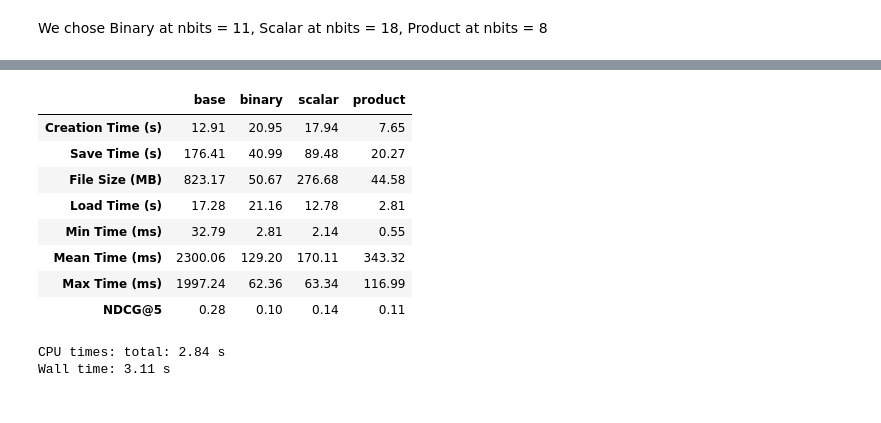
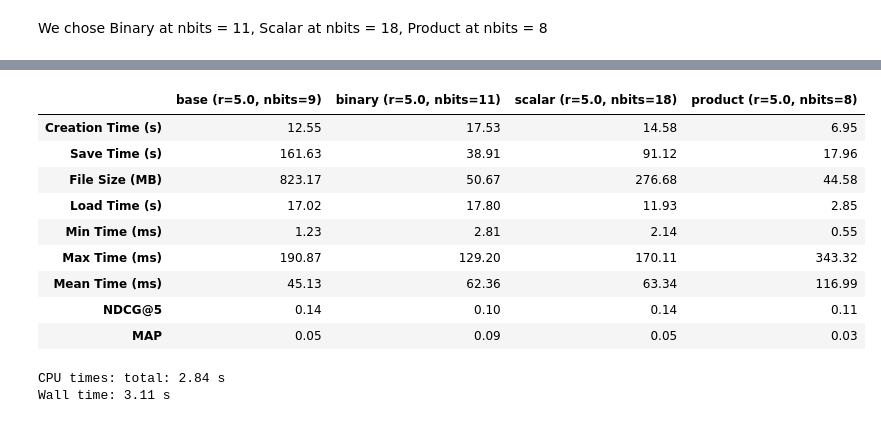
Before and after one commit to noboud/IR-LSH, a Jupyter notebook: Measurements/measurements.ipynb, the cells around one changed output, grey strips where cells are left out. Cells and saved outputs as stored; diff of their text form; code cells hidden in the pictures.

Commit message:
clean table

```diff
--- a/Measurements/measurements.ipynb
+++ b/Measurements/measurements.ipynb
@@ -92,6 +92,11 @@ def eval_RUN(qrels, runs, output):
 def retrieve_NDCG(eval_file):
     df = pd.read_csv(eval_file, sep='\s+', header=None, names=["Metric", "All", "Value"])
     return df.loc[df["Metric"] == "ndcg_cut_5", "Value"].values[0]
+
+# Retrieve the MAP score from an eval file
+def retrieve_MAP(eval_file):
+    df = pd.read_csv(eval_file, sep='\s+', header=None, names=["Metric", "All", "Value"])
+    return df.loc[df["Metric"] == "map", "Value"].values[0]
 # %% [markdown]
 #### Our measurement functions
 # %%
@@ -513,7 +521,7 @@ LSHIndex (bin(00000001000) = 2, bin(00000001001) = 4, bin(00000001010) = 1, bin(
 import pickle
 
 with open('Results/parameter_optimisation.pkl', 'rb') as f:
-    speed_def_res = pickle.load(f)['r5.0_x8']
+    speed_def_res = pickle.load(f)['r5.0_x9']
 
 with open('Results/binary_results.pkl', 'rb') as f:
     speed_bin_res = pickle.load(f)['binary_x11']
@@ -533,28 +534,36 @@ with open('Results/product_results.pkl', 'rb') as f:
+# %%
+def_map = retrieve_MAP('TREC/Evals/r5.0_x9.txt')
+bin_map = retrieve_MAP('TREC/Evals/r5.0_x11.txt')
+sca_map = retrieve_MAP('TREC/Evals/scalar_x18.txt')
+pro_map = retrieve_MAP('TREC/Evals/product_x8.txt')
 # %%
 import pandas as pd
 
 pd.options.display.float_format = '{:.2f}'.format
 
 df1 = pd.DataFrame.from_dict({'base': def_res, 'binary': bin_res, 'scalar': sca_res, 'product': pro_res})
 df1.loc[['file_size_gb']] *= 1000
 
 df2 = pd.DataFrame.from_dict({'base': speed_def_res, 'binary': speed_bin_res, 'scalar': speed_sca_res, 'product': speed_pro_res})
 df2 = df2.drop('num_queries')
 df2.loc[['min_time', 'max_time', 'mean_time']] *= 1000
 df = pd.concat([df1, df2])
+df.loc[len(df)] = [def_map, bin_map, sca_map, pro_map]
 
-df.index = ['Creation Time (s)', 'Save Time (s)', 'File Size (MB)', 'Load Time (s)', 'Min Time (ms)', 'Mean Time (ms)', 'Max Time (ms)', 'NDCG@5']
+df = df.rename(columns={'base': 'base (r=5.0, nbits=9)', 'binary': 'binary (r=5.0, nbits=11)', 'scalar': 'scalar (r=5.0, nbits=18)', 'product': 'product (r=5.0, nbits=8)'})
+df.index = ['Creation Time (s)', 'Save Time (s)', 'File Size (MB)', 'Load Time (s)', 'Min Time (ms)', 'Max Time (ms)', 'Mean Time (ms)', 'NDCG@5', 'MAP']
 df
 # %% [output]
-|  | base | binary | scalar | product |
-| Creation Time (s) | 12.91 | 20.95 | 17.94 | 7.65 |
-| Save Time (s) | 176.41 | 40.99 | 89.48 | 20.27 |
+|  | base (r=5.0, nbits=9) | binary (r=5.0, nbits=11) | scalar (r=5.0, nbits=18) | product (r=5.0, nbits=8) |
+| Creation Time (s) | 12.55 | 17.53 | 14.58 | 6.95 |
+| Save Time (s) | 161.63 | 38.91 | 91.12 | 17.96 |
 | File Size (MB) | 823.17 | 50.67 | 276.68 | 44.58 |
-| Load Time (s) | 17.28 | 21.16 | 12.78 | 2.81 |
-| Min Time (ms) | 32.79 | 2.81 | 2.14 | 0.55 |
-| Mean Time (ms) | 2300.06 | 129.20 | 170.11 | 343.32 |
-| Max Time (ms) | 1997.24 | 62.36 | 63.34 | 116.99 |
-| NDCG@5 | 0.28 | 0.10 | 0.14 | 0.11 |
+| Load Time (s) | 17.02 | 17.80 | 11.93 | 2.85 |
+| Min Time (ms) | 1.23 | 2.81 | 2.14 | 0.55 |
+| Max Time (ms) | 190.87 | 129.20 | 170.11 | 343.32 |
+| Mean Time (ms) | 45.13 | 62.36 | 63.34 | 116.99 |
+| NDCG@5 | 0.14 | 0.10 | 0.14 | 0.11 |
+| MAP | 0.05 | 0.09 | 0.05 | 0.03 |
 # %%
 import dataframe_image as dfi
 
```
Also changed, not shown: parts of 3 cells of this notebook, 1 other file.
